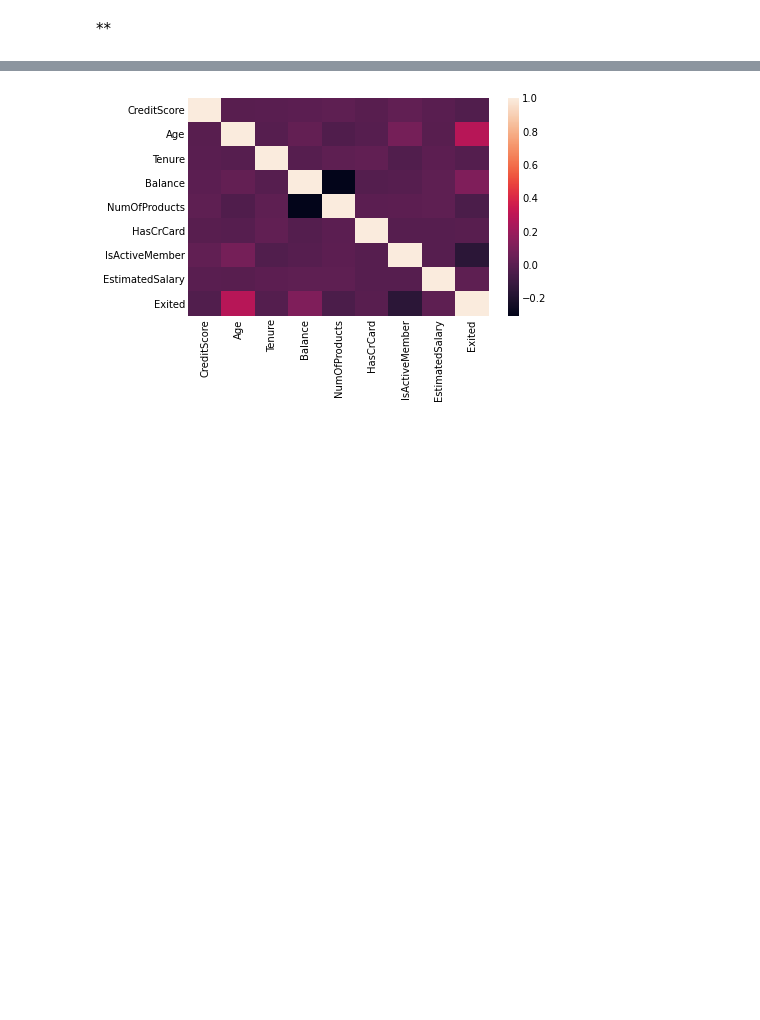
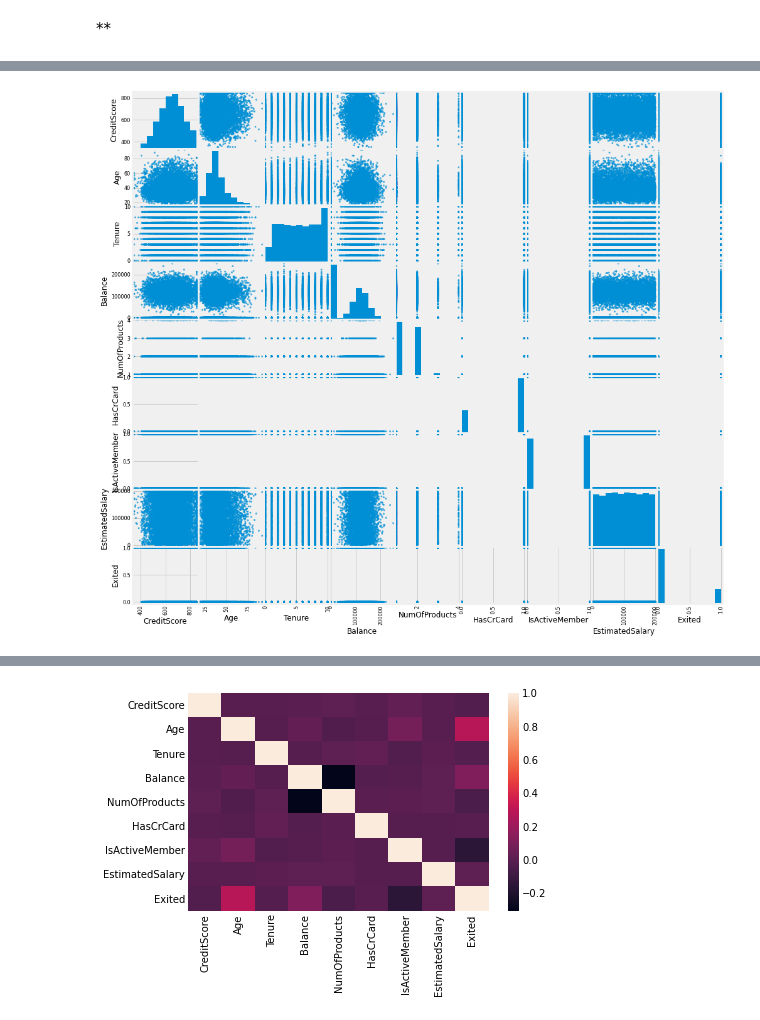
Before and after one commit to raaayden/GA_Project_Code_Challenge_3, a Jupyter notebook: project_final.ipynb, the cells around one changed output, grey strips where cells are left out. Cells and saved outputs as stored; diff of their text form; code cells hidden in the pictures; blank space fills up the shorter version.

```diff
--- a/project_final.ipynb
+++ b/project_final.ipynb
@@ -155,3 +160,8 @@ plt.show()
+# %%
+feature_cols = banking.columns.tolist()
+grr = pd.plotting.scatter_matrix(banking[feature_cols], figsize=(15, 15), alpha=0.7)
+# %% [output]
+[figure, added]
 # %%
 banking.corr()
 # %% [output]
```
Also changed, not shown: parts of 8 cells of this notebook.
